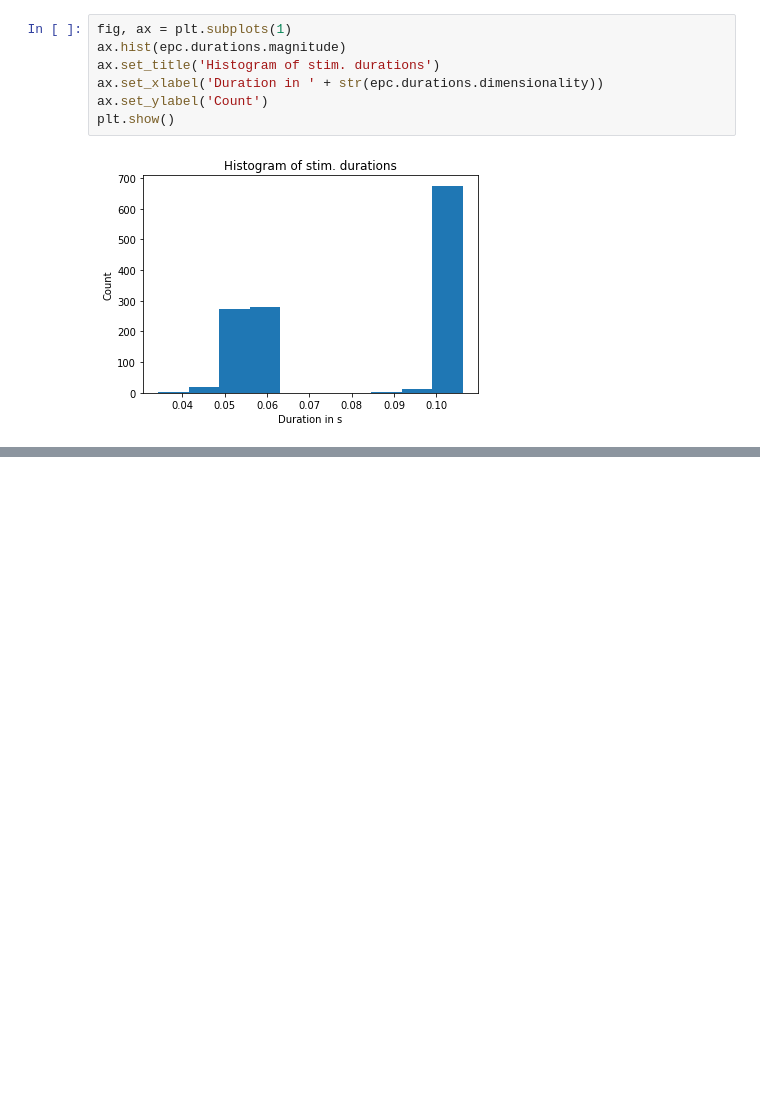
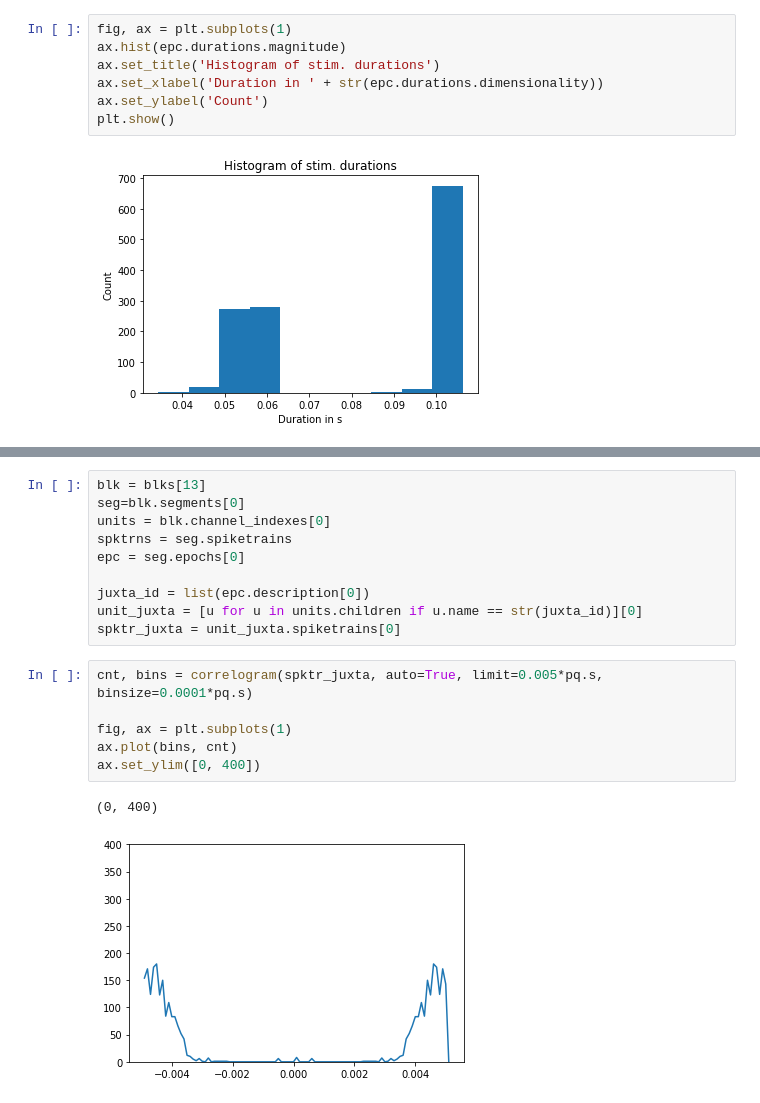
Before and after one commit to lepmik/causal-optogenetics-paper-data, a Jupyter notebook: Juxtacellular.ipynb, the cells around one changed output, grey strips where cells are left out. Saved outputs shown, nothing was run; the diff lists cells and outputs as text; blank space fills up the shorter version.

```diff
--- a/Juxtacellular.ipynb
+++ b/Juxtacellular.ipynb
@@ -117,0 +313,19 @@ Not clear how to determine right latency values from those observations
+# %%
+blk = blks[13]
+seg=blk.segments[0]
+units = blk.channel_indexes[0]
+spktrns = seg.spiketrains
+epc = seg.epochs[0]
+
+juxta_id = list(epc.description[0])
+unit_juxta = [u for u in units.children if u.name == str(juxta_id)][0]
+spktr_juxta = unit_juxta.spiketrains[0]
+# %%
+cnt, bins = correlogram(spktr_juxta, auto=True, limit=0.005*pq.s, binsize=0.0001*pq.s)
+
+fig, ax = plt.subplots(1)
+ax.plot(bins, cnt)
+ax.set_ylim([0, 400])
+# %% [output]
+(0, 400)
+[figure, added]
```
Also changed, not shown: parts of 36 cells of this notebook.
